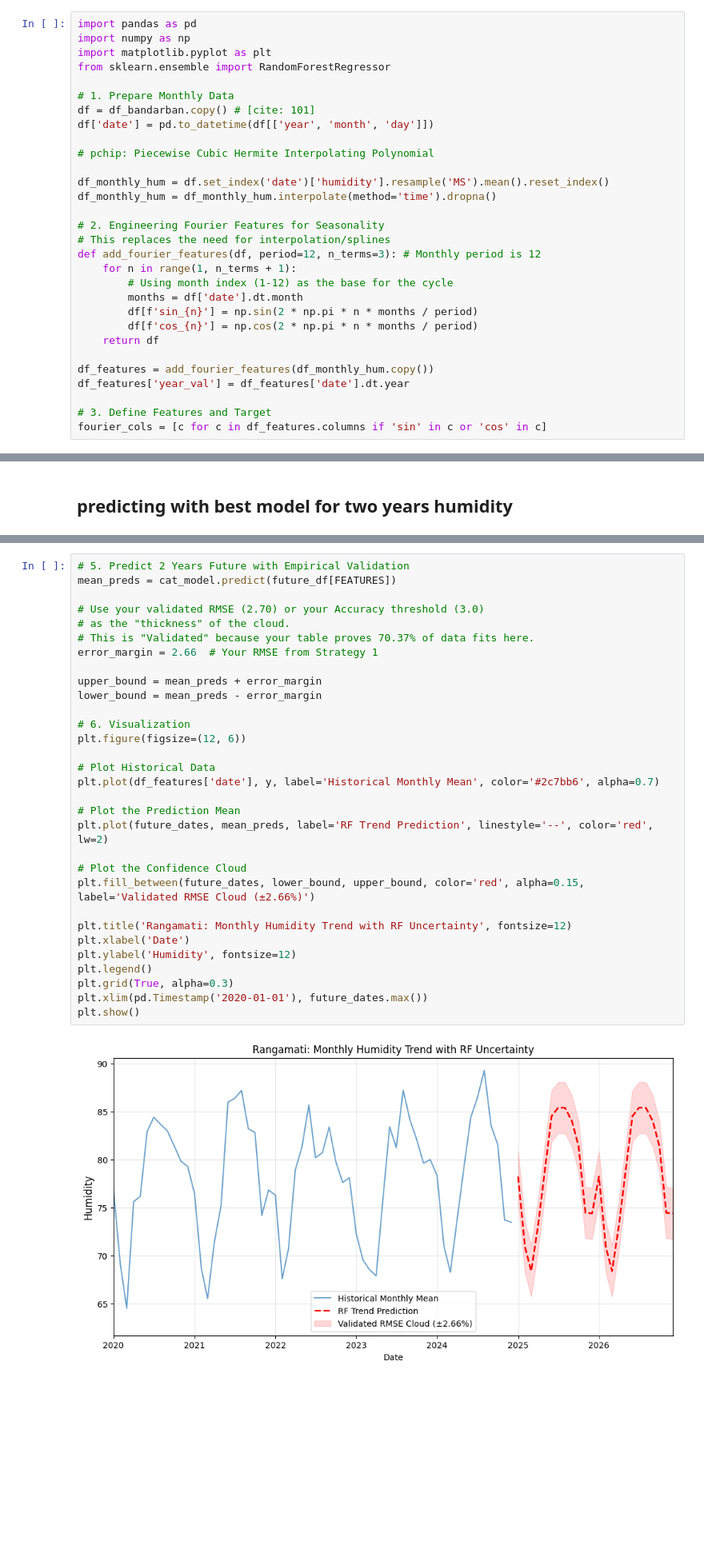
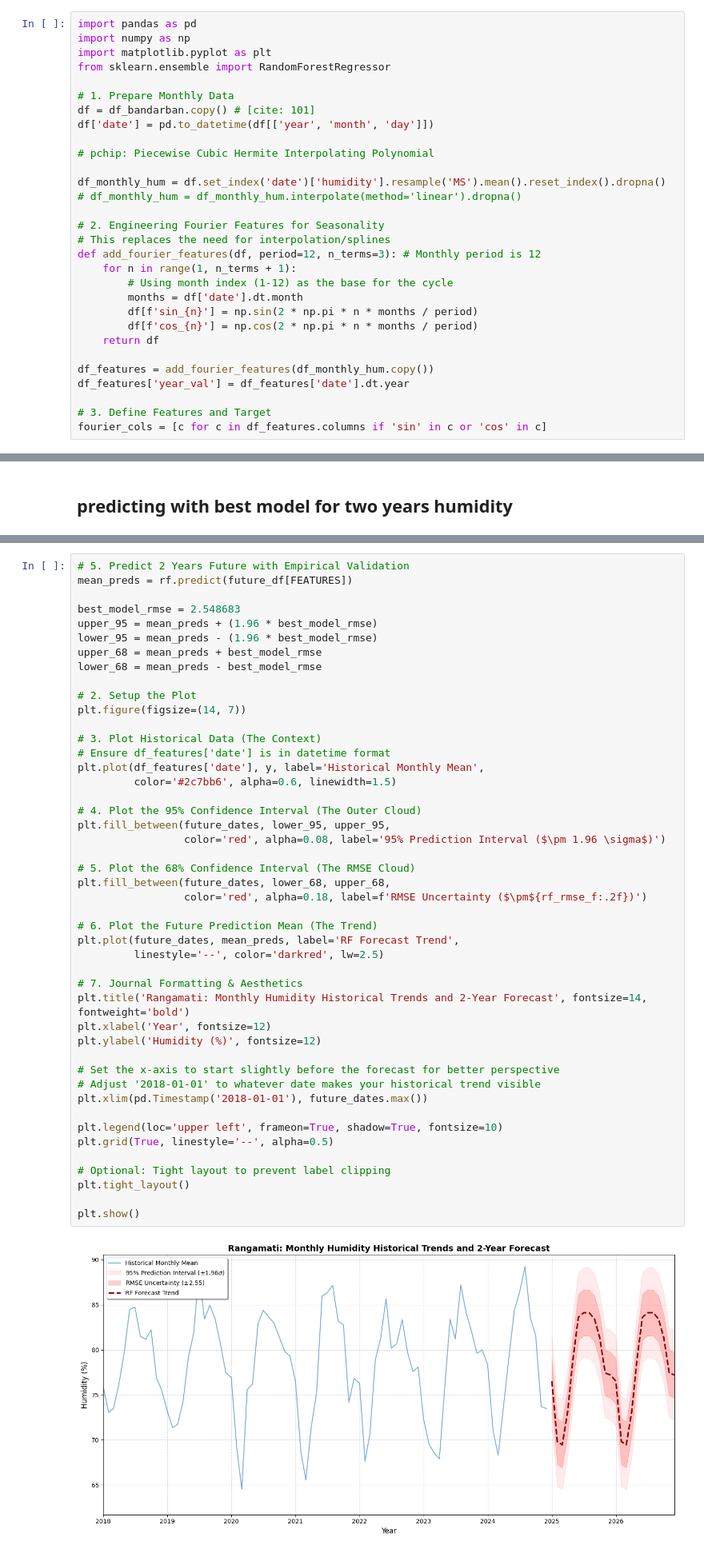
Before and after one commit to not-your-pancake/TCC_Journal, a Jupyter notebook: HI_WB_HS_HM_WBG/rangamati.ipynb, the cells around one changed output, grey strips where cells are left out. Shown at 80% size. Drawn from its saved outputs; the diff is of its cells as text; blank space fills up the shorter version.

Commit message:
confidence cloud updated, tuning done, strategy changed

```diff
--- a/HI_WB_HS_HM_WBG/rangamati.ipynb
+++ b/HI_WB_HS_HM_WBG/rangamati.ipynb
@@ -70,8 +70,8 @@ df['date'] = pd.to_datetime(df[['year', 'month', 'day']])
 
 # pchip: Piecewise Cubic Hermite Interpolating Polynomial
 
-df_monthly_hum = df.set_index('date')['humidity'].resample('MS').mean().reset_index()
-df_monthly_hum = df_monthly_hum.interpolate(method='time').dropna()
+df_monthly_hum = df.set_index('date')['humidity'].resample('MS').mean().reset_index().dropna()
+# df_monthly_hum = df_monthly_hum.interpolate(method='linear').dropna()
 
 # 2. Engineering Fourier Features for Seasonality
 # This replaces the need for interpolation/splines
@@ -685,36 +628,51 @@ plt.show()
 # %%
 # 5. Predict 2 Years Future with Empirical Validation
-mean_preds = cat_model.predict(future_df[FEATURES])
+mean_preds = rf.predict(future_df[FEATURES])
 
-# Use your validated RMSE (2.70) or your Accuracy threshold (3.0)
-# as the "thickness" of the cloud.
-# This is "Validated" because your table proves 70.37% of data fits here.
-error_margin = 2.66  # Your RMSE from Strategy 1
+best_model_rmse = 2.548683
+upper_95 = mean_preds + (1.96 * best_model_rmse)
+lower_95 = mean_preds - (1.96 * best_model_rmse)
+upper_68 = mean_preds + best_model_rmse
+lower_68 = mean_preds - best_model_rmse
 
-upper_bound = mean_preds + error_margin
-lower_bound = mean_preds - error_margin
+# 2. Setup the Plot
+plt.figure(figsize=(14, 7))
 
-# 6. Visualization
-plt.figure(figsize=(12, 6))
+# 3. Plot Historical Data (The Context)
+# Ensure df_features['date'] is in datetime format
+plt.plot(df_features['date'], y, label='Historical Monthly Mean',
+         color='#2c7bb6', alpha=0.6, linewidth=1.5)
 
-# Plot Historical Data
-plt.plot(df_features['date'], y, label='Historical Monthly Mean', color='#2c7bb6', alpha=0.7)
+# 4. Plot the 95% Confidence Interval (The Outer Cloud)
+plt.fill_between(future_dates, lower_95, upper_95,
+                 color='red', alpha=0.08, label='95% Prediction Interval ($\pm 1.96 \sigma$)')
 
-# Plot the Prediction Mean
-plt.plot(future_dates, mean_preds, label='RF Trend Prediction', linestyle='--', color='red', lw=2)
+# 5. Plot the 68% Confidence Interval (The RMSE Cloud)
+plt.fill_between(future_dates, lower_68, upper_68,
+                 color='red', alpha=0.18, label=f'RMSE Uncertainty ($\pm${rf_rmse_f:.2f})')
 
-# Plot the Confidence Cloud
-plt.fill_between(future_dates, lower_bound, upper_bound, color='red', alpha=0.15, label='Validated RMSE Cloud (±2.66%)')
+# 6. Plot the Future Prediction Mean (The Trend)
+plt.plot(future_dates, mean_preds, label='RF Forecast Trend',
+         linestyle='--', color='darkred', lw=2.5)
 
-plt.title('Rangamati: Monthly Humidity Trend with RF Uncertainty', fontsize=12)
-plt.xlabel('Date')
-plt.ylabel('Humidity', fontsize=12)
-plt.legend()
-plt.grid(True, alpha=0.3)
-plt.xlim(pd.Timestamp('2020-01-01'), future_dates.max())
+# 7. Journal Formatting & Aesthetics
+plt.title('Rangamati: Monthly Humidity Historical Trends and 2-Year Forecast', fontsize=14, fontweight='bold')
+plt.xlabel('Year', fontsize=12)
+plt.ylabel('Humidity (%)', fontsize=12)
+
+# Set the x-axis to start slightly before the forecast for better perspective
+# Adjust '2018-01-01' to whatever date makes your historical trend visible
+plt.xlim(pd.Timestamp('2018-01-01'), future_dates.max())
+
+plt.legend(loc='upper left', frameon=True, shadow=True, fontsize=10)
+plt.grid(True, linestyle='--', alpha=0.5)
+
+# Optional: Tight layout to prevent label clipping
+plt.tight_layout()
+
 plt.show()
 # %% [output]
-[figure, old version]
+[figure, new version]
 # %%
 # create the dataframe of the predicted values of 2025 and 2026
 df_predictions_humidity = pd.DataFrame({
```
Also changed, not shown: parts of 29 cells of this notebook, 5 other files.
